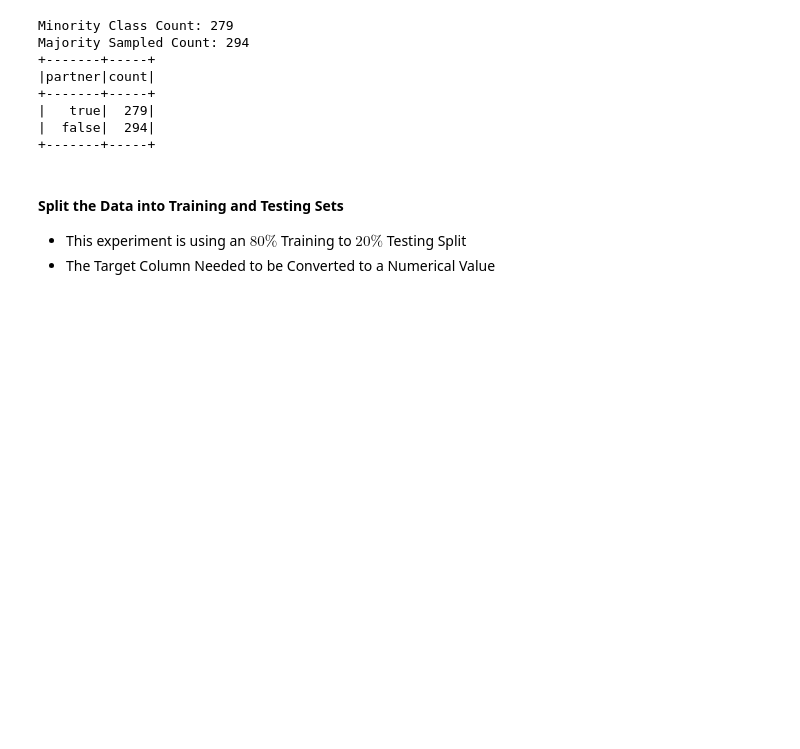
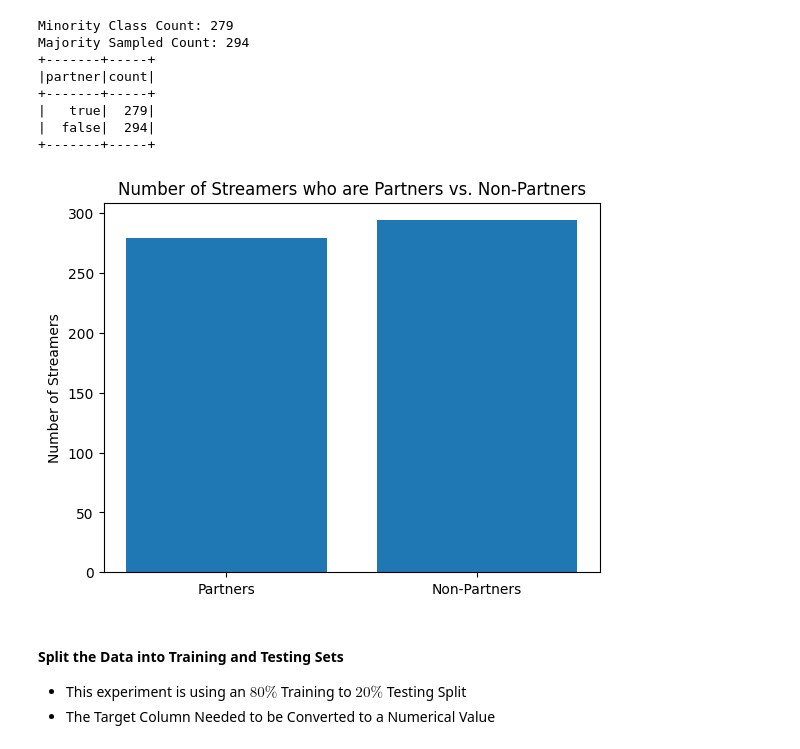
Before and after one commit to jmwinemiller/cap-6315-project, a Jupyter notebook: notebooks/CAP_6315_Project_Part_2.ipynb, the cells around one changed output. Drawn from its saved outputs; the diff is of its cells as text; code cells hidden in the pictures; blank space fills up the shorter version.

```diff
--- a/notebooks/CAP_6315_Project_Part_2.ipynb
+++ b/notebooks/CAP_6315_Project_Part_2.ipynb
@@ -441,6 +425,18 @@ Majority Sampled Count: 294
 |   true|  279|
 |  false|  294|
 +-------+-----+
+# %%
+plt.bar(
+    x = ["Partners", "Non-Partners"],
+    height =balanced_df.groupBy("partner").count().rdd.map(
+        lambda x: x[1]).collect(),
+)
+plt.title("Number of Streamers who are Partners vs. Non-Partners")
+plt.ylabel("Number of Streamers")
+
+plt.show()
+# %% [output]
+[figure, added]
 # %% [markdown]
 #### Split the Data into Training and Testing Sets
 
```
Also changed, not shown: parts of 5 cells of this notebook, 3 other files.
